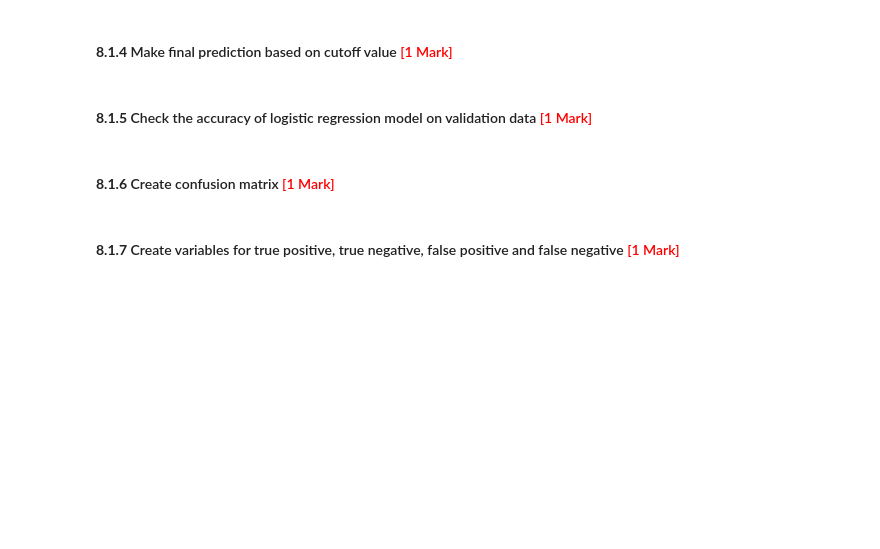
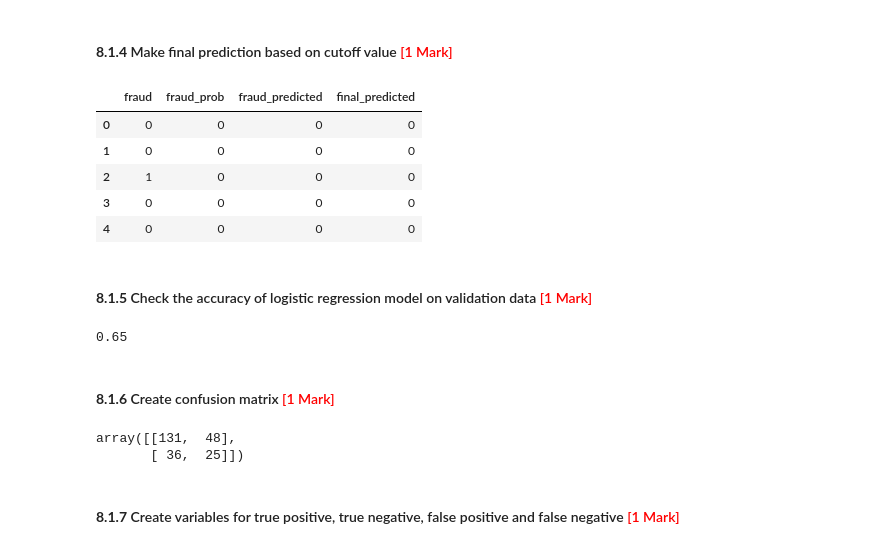
Before and after one commit to jagdsh/model_selection_insurance_fraud_claim, a Jupyter notebook: Fraudulent_Claim_Detection_Starter.ipynb, the cells around one changed output. Saved outputs shown, nothing was run; the diff lists cells and outputs as text; code cells hidden in the pictures; blank space fills up the shorter version.

```diff
--- a/Fraudulent_Claim_Detection_Starter.ipynb
+++ b/Fraudulent_Claim_Detection_Starter.ipynb
@@ -2185,0 +2190,6 @@ X_train_sm
+# %%
+#  Create DataFrame with actual values and predicted values for validation data
+y_validation_pred_final = pd.DataFrame({'fraud':y_dummies_validation_df.values, 'fraud_prob':y_validation_predict})
+# Create new column indicating predicted classifications based on a cutoff value of 0.5
+y_validation_pred_final['fraud_predicted'] = y_validation_pred_final.fraud_prob.map(lambda x: 1 if x > 0.6 else 0)
+y_validation_pred_final.head()
@@ -2187,13 +2204,30 @@ X_train_sm
 #### **8.1.4** Make final prediction based on cutoff value <font color="red">[1 Mark]</font>
 # %%
 # Make final predictions on the validation data using the optimal cutoff
+y_validation_pred_final['final_predicted'] = y_validation_pred_final.fraud_prob.map( lambda x: 1 if x > 0.6 else 0)
+y_validation_pred_final.head()
+# %% [output]
+|  | fraud | fraud_prob | fraud_predicted | final_predicted |
+| 0 | 0 | 0 | 0 | 0 |
+| 1 | 0 | 0 | 0 | 0 |
+| 2 | 1 | 0 | 0 | 0 |
+| 3 | 0 | 0 | 0 | 0 |
+| 4 | 0 | 0 | 0 | 0 |
 # %% [markdown]
 #### **8.1.5** Check the accuracy of logistic regression model on validation data <font color="red">[1 Mark]</font>
 # %%
 # Check the accuracy
+metrics.accuracy_score(y_validation_pred_final.fraud, y_validation_pred_final.final_predicted)
+# %% [output]
+0.65
 # %% [markdown]
 #### **8.1.6** Create confusion matrix <font color="red">[1 Mark]</font>
 # %%
 # Create the confusion matrix
+confusion_validation = metrics.confusion_matrix(y_validation_pred_final.fraud, y_validation_pred_final.final_predicted)
+confusion_validation
+# %% [output]
+array([[131,  48],
+       [ 36,  25]])
 # %% [markdown]
 #### **8.1.7** Create variables for true positive, true negative, false positive and false negative <font color="red">[1 Mark]</font>
```
Also changed, not shown: parts of 13 cells of this notebook.
